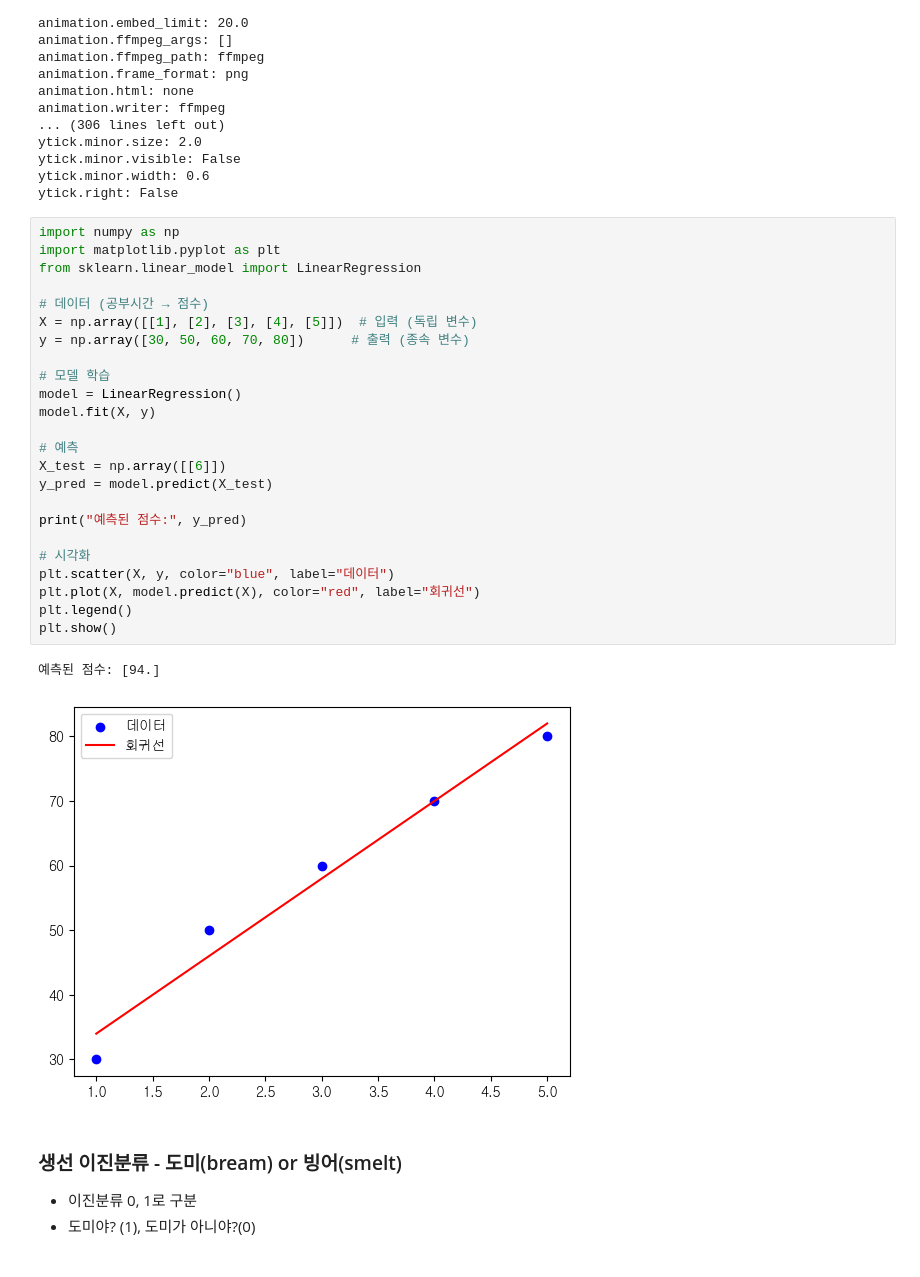
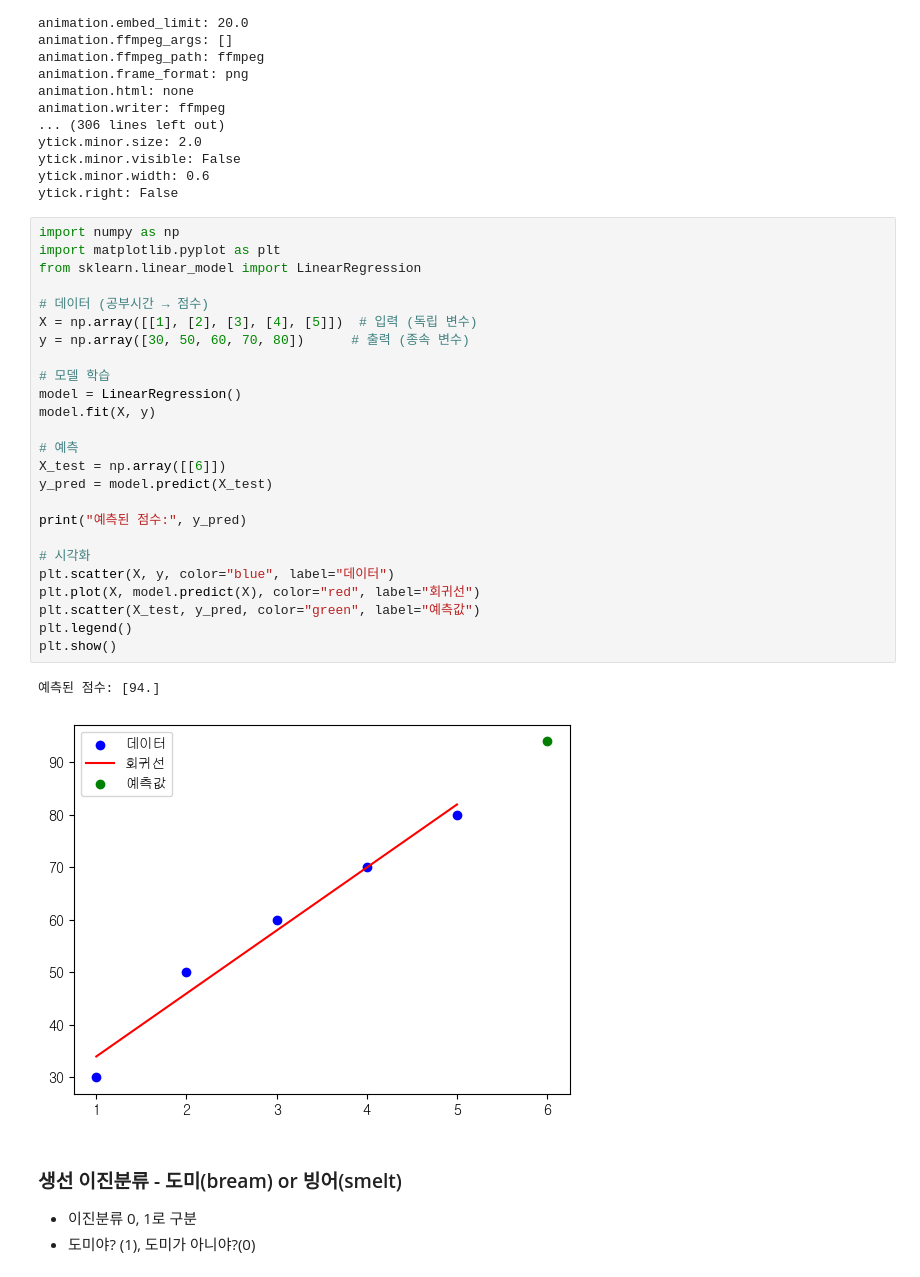
Before and after one commit to vfxpedia/05_ml-workspace, a Jupyter notebook: 01_overview/01_classfication.ipynb, the cells around one changed output. Saved outputs shown, nothing was run; the diff lists cells and outputs as text.

```diff
--- a/01_overview/01_classfication.ipynb
+++ b/01_overview/01_classfication.ipynb
@@ -48,30 +48,31 @@ ytick.right: False
 # %%
 import numpy as np
 import matplotlib.pyplot as plt
 from sklearn.linear_model import LinearRegression
 
 # 데이터 (공부시간 → 점수)
 X = np.array([[1], [2], [3], [4], [5]])  # 입력 (독립 변수)
 y = np.array([30, 50, 60, 70, 80])      # 출력 (종속 변수)
 
 # 모델 학습
 model = LinearRegression()
 model.fit(X, y)
 
 # 예측
 X_test = np.array([[6]])
 y_pred = model.predict(X_test)
 
 print("예측된 점수:", y_pred)
 
 # 시각화
 plt.scatter(X, y, color="blue", label="데이터")
 plt.plot(X, model.predict(X), color="red", label="회귀선")
+plt.scatter(X_test, y_pred, color="green", label="예측값")
 plt.legend()
 plt.show()
 # %% [output]
 예측된 점수: [94.]
-[figure, old version]
+[figure, new version]
 # %% [markdown]
 ### 생선 이진분류 - 도미(bream) or 빙어(smelt)
 - 이진분류 0, 1로 구분
```
Also changed, not shown: parts of 1 cell of this notebook, 4 other files.
